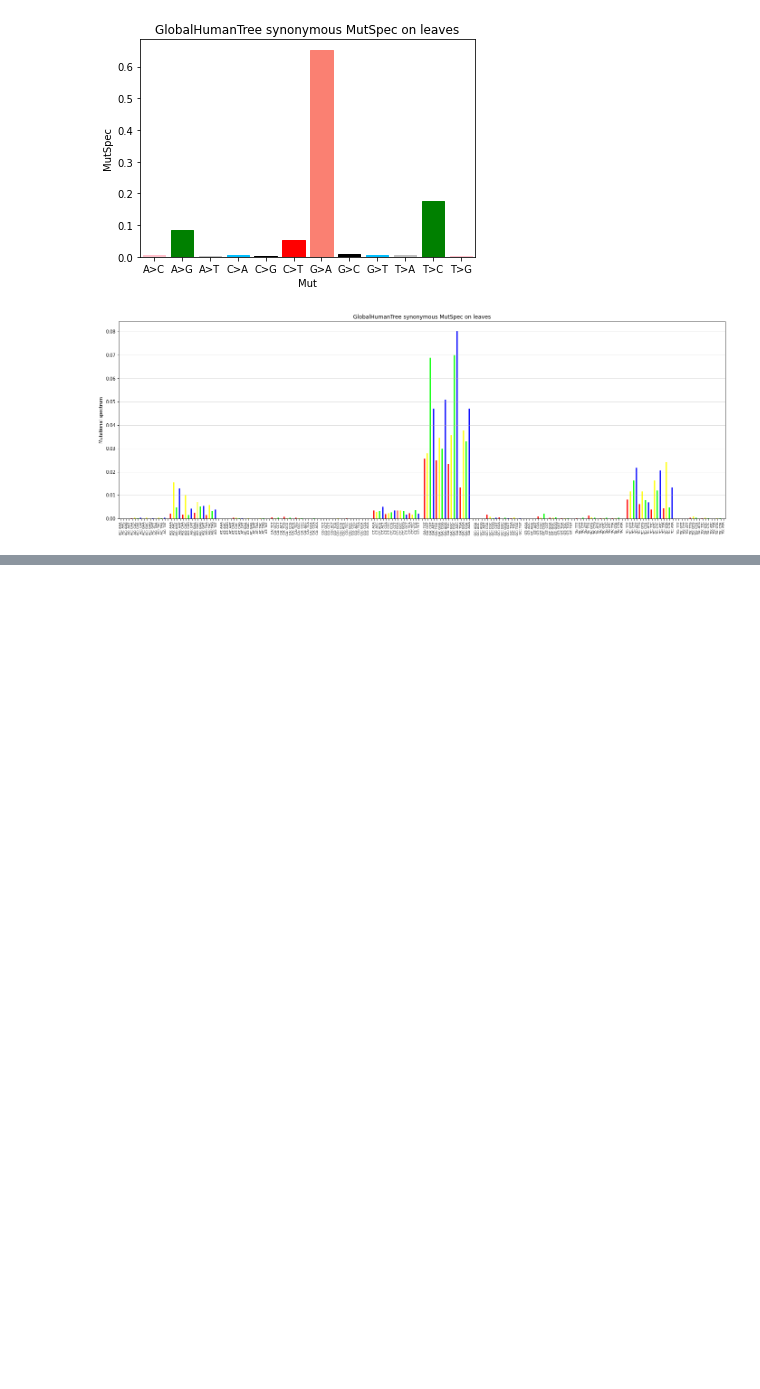
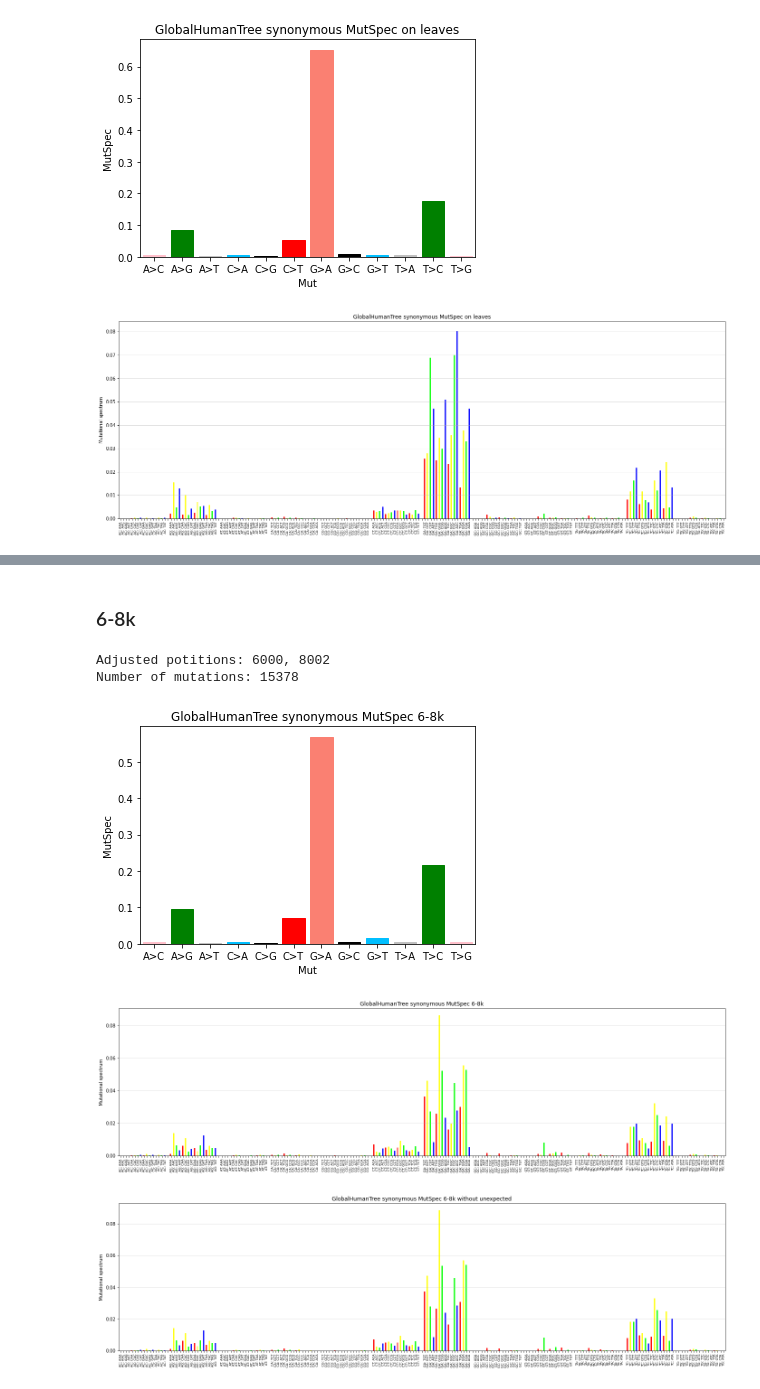
Before and after one commit to mitoclub/mtdnaMutSpecOfCancers, a Jupyter notebook: notebooks/human_global_tree_muts_EDA.ipynb, the cells around one changed output, grey strips where cells are left out. Cells and saved outputs as stored; diff of their text form; code cells hidden in the pictures; blank space fills up the shorter version.

Commit message:
GlobalHumanTree TSSS 6-8k and 14-16k

```diff
--- a/notebooks/human_global_tree_muts_EDA.ipynb
+++ b/notebooks/human_global_tree_muts_EDA.ipynb
@@ -407,0 +421,30 @@ plot_mutspec192kk(ms192, title="GlobalHumanTree synonymous MutSpec on leaves", f
+# %% [markdown]
+### 6-8k
+# %%
+pmin, pmax = 6000, 8000
+
+exp_muts12, exp_muts192 = get_exp_mut_freqs_syn(pmin, pmax)
+# replace 'ref_pos' to "position"
+obs_muts = muts_filtered[(muts_filtered.ref_pos >= pmin) & (muts_filtered.ref_pos <= pmax) & (muts_filtered.is_leaf == 1)]
+print("Number of mutations:", obs_muts.shape[0])
+ms12 = calculate_mutspec(obs_muts, exp_muts12)
+ms192 = calculate_mutspec(obs_muts, exp_muts192, use_context=True)
+
+ms12.to_csv(f"../data/processed/GlobalHumanTree/mutspec12syn_leaves{pmin//1000}-{pmax//1000}k.csv", index=None)
+ms192.to_csv(f"../data/processed/GlobalHumanTree/mutspec192syn_leaves{pmin//1000}-{pmax//1000}k.csv", index=None)
+
+plot_mutspec12(ms12, title=f"GlobalHumanTree synonymous MutSpec {pmin//1000}-{pmax//1000}k",
+    savepath=f"../figures/GlobalHumanTree/mutspec12syn_leaves{pmin//1000}-{pmax//1000}k.pdf")
+plot_mutspec192kk(ms192, title=f"GlobalHumanTree synonymous MutSpec {pmin//1000}-{pmax//1000}k",
+    filepath=f"../figures/GlobalHumanTree/mutspec192syn_leaves{pmin//1000}-{pmax//1000}k.pdf")
+
+ms192["RawMutSpec"] = (ms192["ObsFr"] / ms192["ExpFr"]).fillna(0).replace(np.inf, 0)
+ms192["MutSpec"] = ms192["RawMutSpec"] / ms192["RawMutSpec"].sum()
+plot_mutspec192kk(ms192, title=f"GlobalHumanTree synonymous MutSpec {pmin//1000}-{pmax//1000}k without unexpected",
+    filepath=f"../figures/GlobalHumanTree/mutspec192syn_leaves{pmin//1000}-{pmax//1000}k_without_unexpected.pdf")
+# %% [output]
+Adjusted potitions: 6000, 8002
+Number of mutations: 15378
+[figure, added]
+[figure, added]
+[figure, added]
```
Also changed, not shown: parts of 15 cells of this notebook, 11 other files.
